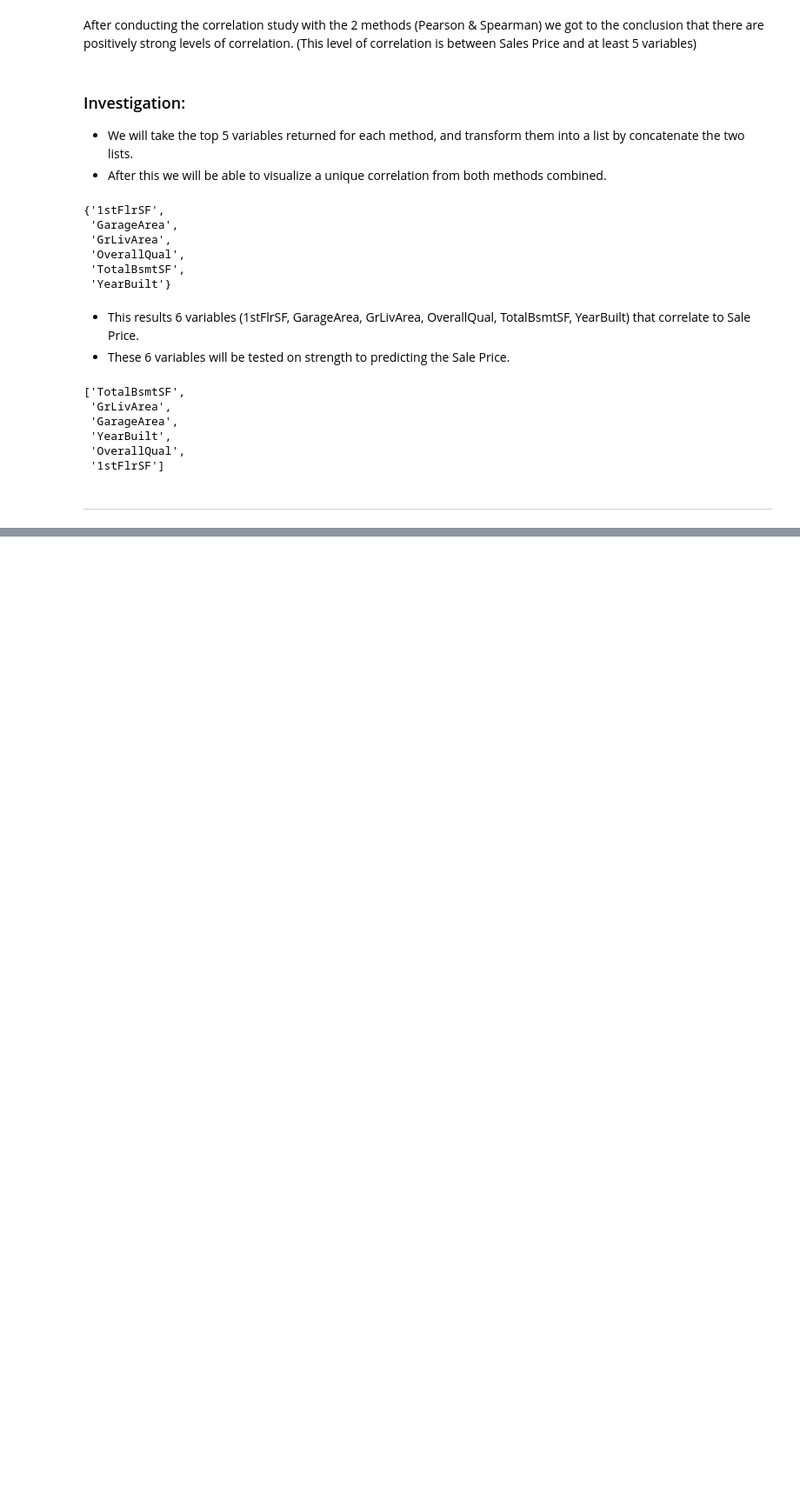
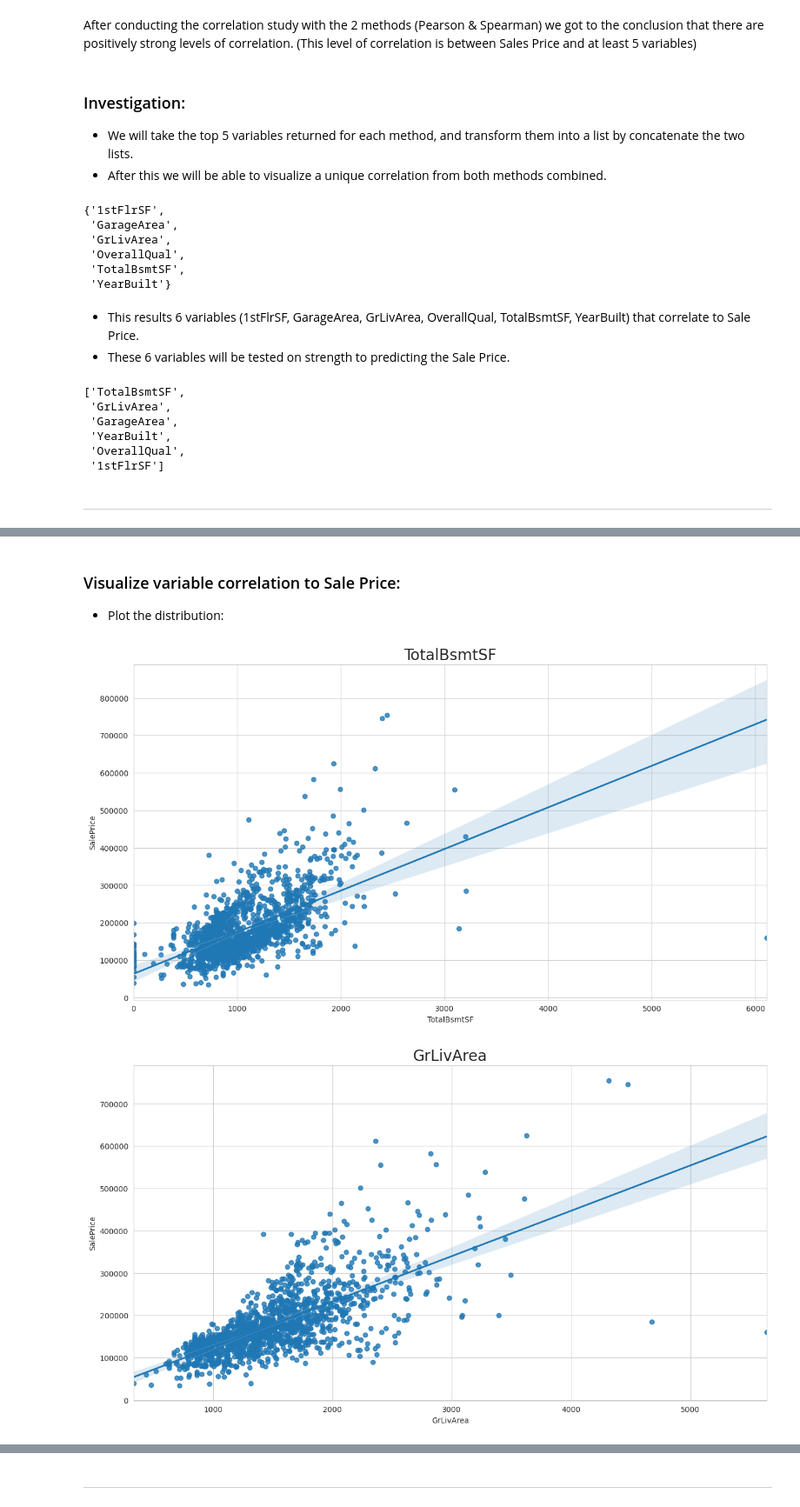
Before and after one commit to Vasi012/PP5-Predictive-Analysis, a Jupyter notebook: jupyter_notebooks/02_sale_price_study.ipynb, the cells around one changed output, grey strips where cells are left out. Shown at 87% size. Saved outputs shown, nothing was run; the diff lists cells and outputs as text; code cells hidden in the pictures; blank space fills up the shorter version.

Commit message:
Visualize and conduct study of the correlation in the sale pricing

```diff
--- a/jupyter_notebooks/02_sale_price_study.ipynb
+++ b/jupyter_notebooks/02_sale_price_study.ipynb
@@ -166,0 +171,4 @@ ___
+# %%
+df_eda = df.filter(corr_var_list + ['SalePrice'])
+print(df_eda.shape)
+df_eda.head(7)
@@ -166,0 +185,25 @@ ___
+# %% [markdown]
+### Visualize variable correlation to Sale Price:
+
+- Plot the distribution:
+# %%
+import matplotlib.pyplot as plt
+import seaborn as sns
+sns.set_style('whitegrid')
+
+%matplotlib inline
+
+def plot_numerical(df, col, target_var):
+  plt.figure(figsize=(15, 8))
+  sns.regplot(data=df, x=col, y=target_var)
+  plt.title(f"{col}", fontsize=20)
+  plt.show()
+
+
+target_var = 'SalePrice'
+for col in corr_var_list:
+  plot_numerical(df_eda, col, target_var)
+  print("\n\n")
+# %% [output]
+[figure, added]
+[figure, added]
@@ -166,0 +214,2 @@ ___
+# %% [markdown]
+___
```
Also changed, not shown: parts of 6 cells of this notebook.
